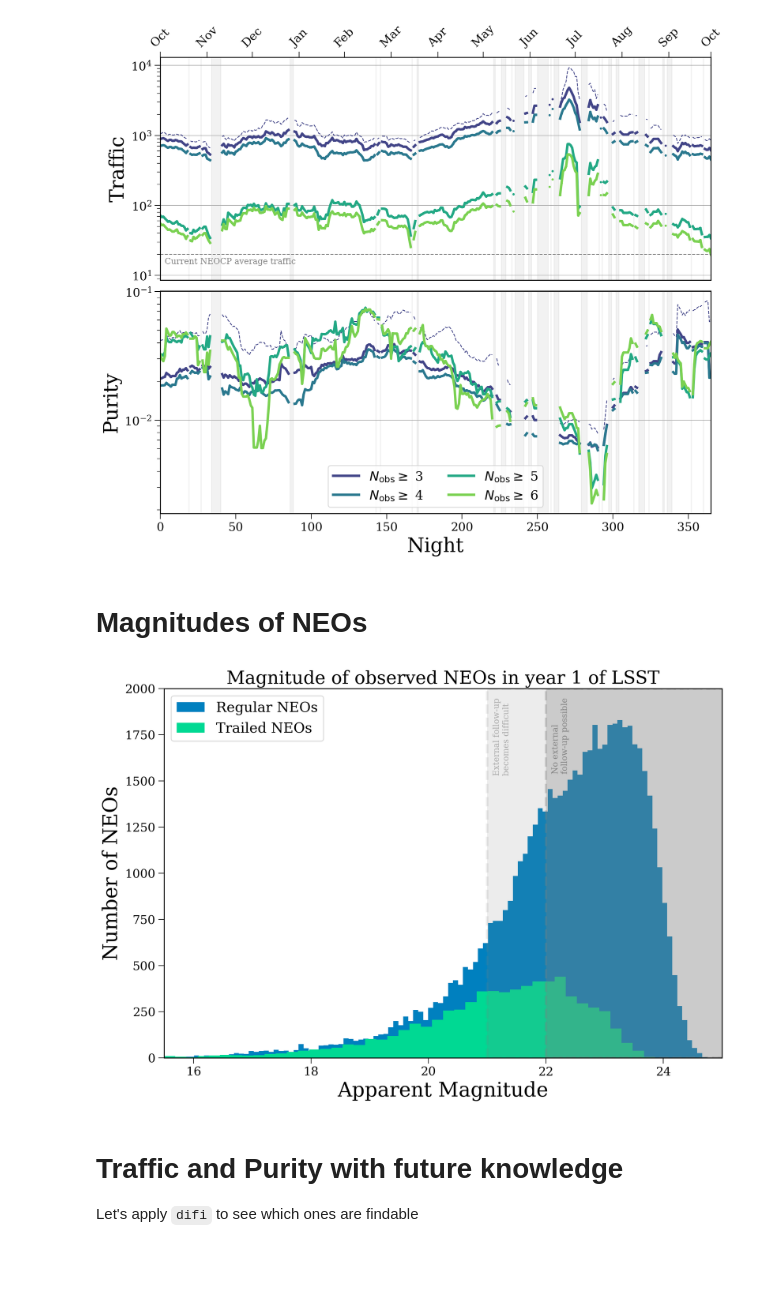
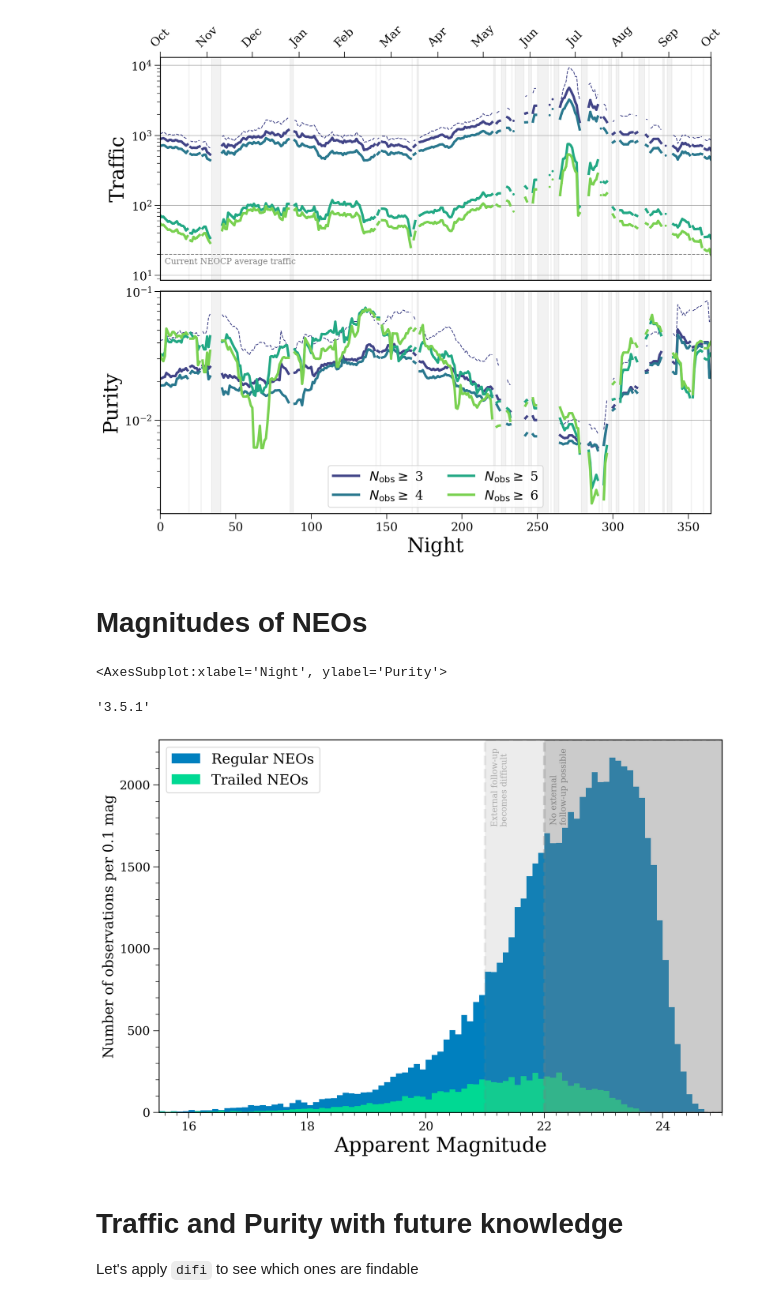
Before and after one commit to TomWagg/lsst-neocp-predictions, a Jupyter notebook: current_criteria/Predictions with current criteria.ipynb, the cells around one changed output. Drawn from its saved outputs; the diff is of its cells as text; code cells hidden in the pictures; blank space fills up the shorter version.

Commit message:
add magnitudes plot

```diff
--- a/current_criteria/Predictions with current criteria.ipynb
+++ b/current_criteria/Predictions with current criteria.ipynb
@@ -398,31 +398,47 @@ axes[0].annotate("Current NEOCP average traffic", xy=(3, 18), ha="left", va="top
 plt.show()
 # %% [output]
 [figure]
-# %% [markdown]
-# Magnitudes of NEOs
-# %%
-plt.hist(all_mags, bins="fd", range=(15.5, 25), label="Regular NEOs",
-         color=plt.get_cmap("winter")(0.5))
-plt.hist(fast_mags, bins="fd", range=(15.5, 25), label="Trailed NEOs",
-         color=plt.get_cmap("winter")(0.85))
-plt.axvspan(21, 26, color="grey", alpha=0.15, lw=3, linestyle="--")
-plt.axvspan(22, 26, color="grey", alpha=0.3, lw=3, linestyle="--")
-plt.legend(fontsize=0.7*fs)
-plt.xlim(15.5, 25)
-plt.xlabel("Apparent Magnitude")
-plt.ylabel("Number of NEOs")
-plt.title("Magnitude of observed NEOs in year 1 of LSST", fontsize=0.9*fs)
-
-plt.annotate("External follow-up\nbecomes difficult", xy=(21.1, 1950),
-             ha="left", va="top", rotation=90, color="darkgrey", zorder=10)
-plt.annotate("No external\nfollow-up possible", xy=(22.1, 1950),
-             ha="left", va="top", rotation=90, color="#828282", zorder=10)
-
-plt.ylim(top=2000)
-
-plt.show()
-# %% [output]
-[figure, removed]
+# %% [markdown]
+# Magnitudes of NEOs
+# %%
+from matplotlib.ticker import AutoMinorLocator, MultipleLocator
+minor_locator = AutoMinorLocator(0.1)
+ax
+# %% [output]
+<AxesSubplot:xlabel='Night', ylabel='Purity'>
+# %%
+import matplotlib as mpl
+mpl.__version__
+# %% [output]
+'3.5.1'
+# %%
+plt.figure(figsize=(12, 8))
+plt.hist(all_mags, bins=np.arange(15.5, 25, 0.1), label="Regular NEOs",
+         color=plt.get_cmap("winter")(0.5))
+plt.hist(fast_mags, bins=np.arange(15.5, 25, 0.1), label="Trailed NEOs",
+         color=plt.get_cmap("winter")(0.85))
+plt.axvspan(21, 26, color="grey", alpha=0.15, lw=3, linestyle="--")
+plt.axvspan(22, 26, color="grey", alpha=0.3, lw=3, linestyle="--")
+plt.legend(fontsize=0.7*fs)
+plt.xlim(15.5, 25)
+plt.xlabel("Apparent Magnitude")
+plt.ylabel("Number of observations per 0.1 mag", fontsize=0.7*fs)
+# plt.title("Histogram of NEO observations in year 1 of LSST", fontsize=0.9*fs)
+
+plt.annotate("External follow-up\nbecomes difficult", xy=(21.1, 2225),
+             ha="left", va="top", rotation=90, color="darkgrey", zorder=10)
+plt.annotate("No external\nfollow-up possible", xy=(22.1, 2225),
+             ha="left", va="top", rotation=90, color="#828282", zorder=10)
+
+plt.ylim(top=2275)
+plt.gca().xaxis.set_minor_locator(MultipleLocator(0.2))
+plt.gca().yaxis.set_minor_locator(MultipleLocator(100))
+
+plt.savefig("../paper/figures/neo_magnitudes.pdf", format="pdf", bbox_inches="tight")
+
+plt.show()
+# %% [output]
+[figure, added]
 # %% [markdown]
 # Traffic and Purity with future knowledge
 
```
Also changed, not shown: parts of 14 cells of this notebook.
